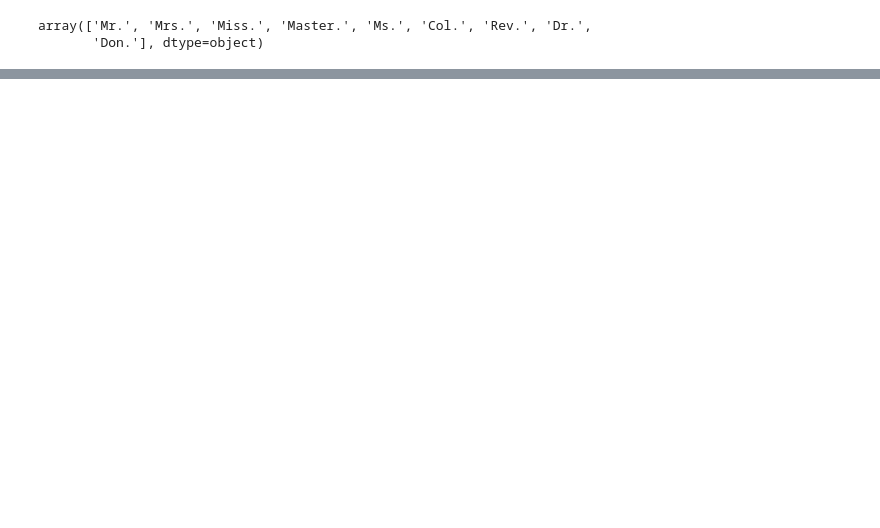
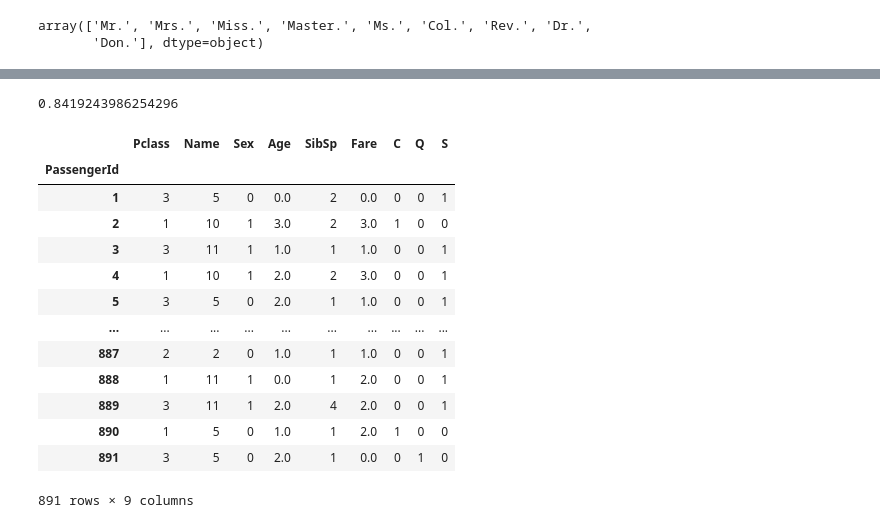
Before and after one commit to akhil14shukla/Titanic-Survival-Project, a Jupyter notebook: vs.ipynb, the cells around one changed output, grey strips where cells are left out. Cells and saved outputs as stored; diff of their text form; code cells hidden in the pictures; blank space fills up the shorter version.

```diff
--- a/vs.ipynb
+++ b/vs.ipynb
@@ -157,3 +288,3 @@ ax.scatter(train['SibSp'], train['Survived'])
 # %%
-train.drop(['Parch', 'SibSp','Ticket','Cabin'],axis = 1, inplace=True)
-test.drop(['Parch', 'SibSp','Ticket','Cabin'],axis = 1, inplace=True)
+train.drop(['Parch','Ticket','Cabin','AgeBand','FareBand'],axis = 1, inplace=True)
+test.drop(['Parch','Ticket','Cabin'],axis = 1, inplace=True)
@@ -196,8 +339,8 @@ XGB_score = model2.score(train,y)
 from sklearn.tree import DecisionTreeClassifier
 # %%
 tree = DecisionTreeClassifier(random_state = 0)
-tree.fit(train,y)
-tree_score = tree.score(train,y)
+tree.fit(train_data,y)
+tree_score = tree.score(test_data,y_test)
 # %%
 # displaying the decision tree created by the algorithms
 # %%
@@ -287,0 +440,4 @@ submission.to_csv('submission.csv', index=False)
+# %%
+GBC.score(test_data,y_test)
+# %% [output]
+0.8419243986254296
@@ -287,0 +460,17 @@ submission.to_csv('submission.csv', index=False)
+# %%
+train
+# %% [output]
+|  | Pclass | Name | Sex | Age | SibSp | Fare | C | Q | S |
+| PassengerId |  |  |  |  |  |  |  |  |  |
+| 1 | 3 | 5 | 0 | 0.0 | 2 | 0.0 | 0 | 0 | 1 |
+| 2 | 1 | 10 | 1 | 3.0 | 2 | 3.0 | 1 | 0 | 0 |
+| 3 | 3 | 11 | 1 | 1.0 | 1 | 1.0 | 0 | 0 | 1 |
+| 4 | 1 | 10 | 1 | 2.0 | 2 | 3.0 | 0 | 0 | 1 |
+| 5 | 3 | 5 | 0 | 2.0 | 1 | 1.0 | 0 | 0 | 1 |
+| ... | ... | ... | ... | ... | ... | ... | ... | ... | ... |
+| 887 | 2 | 2 | 0 | 1.0 | 1 | 1.0 | 0 | 0 | 1 |
+| 888 | 1 | 11 | 1 | 0.0 | 1 | 2.0 | 0 | 0 | 1 |
+| 889 | 3 | 11 | 1 | 2.0 | 4 | 2.0 | 0 | 0 | 1 |
+| 890 | 1 | 5 | 0 | 1.0 | 1 | 2.0 | 1 | 0 | 0 |
+| 891 | 3 | 5 | 0 | 2.0 | 1 | 0.0 | 0 | 1 | 0 |
+891 rows × 9 columns
```
Also changed, not shown: parts of 43 cells of this notebook.
